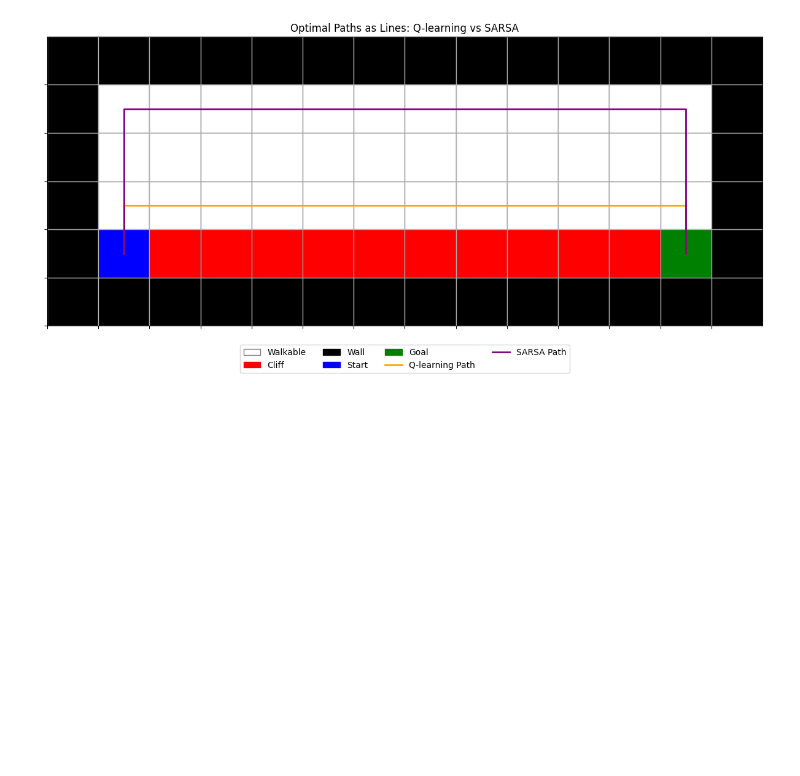
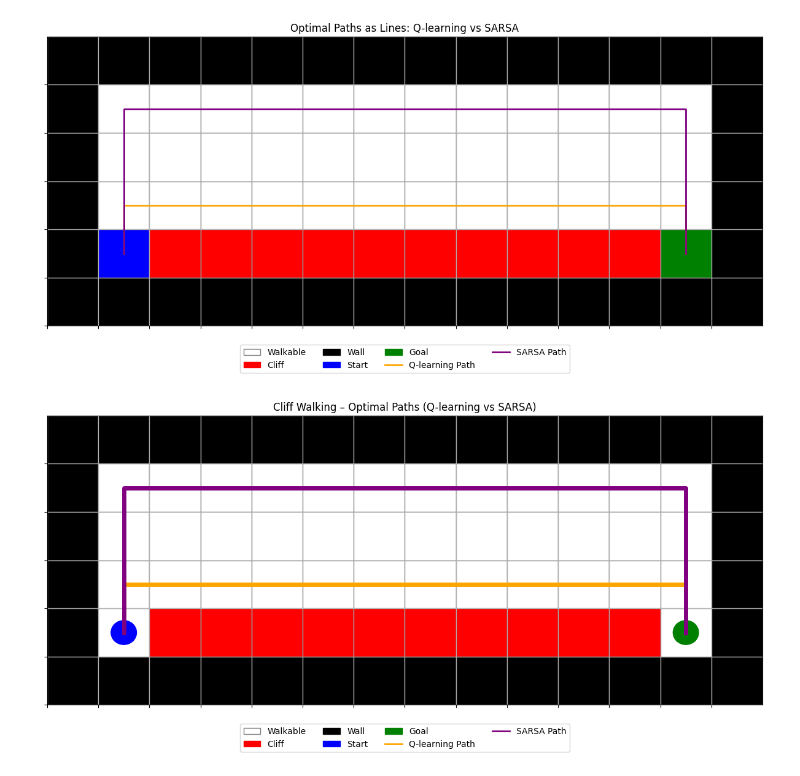
Before and after one commit to llorenscapotorres/Reinforcement-Learning, a Jupyter notebook: Temporal_Difference/cliff_walking.ipynb, the cells around one changed output. Saved outputs shown, nothing was run; the diff lists cells and outputs as text; code cells hidden in the pictures; blank space fills up the shorter version.

Commit message:
Fixing the plot

```diff
--- a/Temporal_Difference/cliff_walking.ipynb
+++ b/Temporal_Difference/cliff_walking.ipynb
@@ -258,3 +258,65 @@ plt.tight_layout()
 plt.show()
 # %% [output]
 [figure]
+# %%
+# Redibujo más limpio: caminos con líneas y estados especiales más pequeños
+
+fig, ax = plt.subplots(figsize=(12, 6))
+
+# Redibujar el grid base
+for i in range(gridworld.shape[0]):
+    for j in range(gridworld.shape[1]):
+        cell = gridworld[i, j]
+        if cell not in [3, 4]:  # omitimos start y goal para pintarlos más pequeños después
+            ax.add_patch(plt.Rectangle((j, gridworld.shape[0] - 1 - i), 1, 1, color=cmap[cell], ec='gray'))
+
+# Función auxiliar para convertir coordenadas de celda a centro
+def cell_center(state):
+    i, j = state
+    return j + 0.5, gridworld.shape[0] - 1 - i + 0.5
+
+# Dibujar caminos
+q_learning_path_coords = [cell_center(s) for s in states_optimal_path_q_learning]
+sarsa_path_coords = [cell_center(s) for s in states_optimal_path_sarsa]
+q_x, q_y = zip(*q_learning_path_coords)
+s_x, s_y = zip(*sarsa_path_coords)
+
+ax.plot(q_x, q_y, color='orange', linewidth=5, label='Q-learning Path')
+ax.plot(s_x, s_y, color='purple', linewidth=5, label='SARSA Path')
+
+# Dibujar start y goal con marcadores más pequeños
+for i in range(gridworld.shape[0]):
+    for j in range(gridworld.shape[1]):
+        if gridworld[i, j] == 3:
+            x, y = cell_center((i, j))
+            ax.add_patch(plt.Circle((x, y), 0.25, color='blue', label='Start'))
+        elif gridworld[i, j] == 4:
+            x, y = cell_center((i, j))
+            ax.add_patch(plt.Circle((x, y), 0.25, color='green', label='Goal'))
+
+# Leyenda y detalles
+legend_elements = [
+    plt.Rectangle((0, 0), 1, 1, color="white", ec='gray', label="Walkable"),
+    plt.Rectangle((0, 0), 1, 1, color="red", label="Cliff"),
+    plt.Rectangle((0, 0), 1, 1, color="black", label="Wall"),
+    plt.Circle((0, 0), 0.25, color="blue", label="Start"),
+    plt.Circle((0, 0), 0.25, color="green", label="Goal"),
+    plt.Line2D([0], [0], color="orange", linewidth=2, label="Q-learning Path"),
+    plt.Line2D([0], [0], color="purple", linewidth=2, label="SARSA Path"),
+]
+ax.legend(handles=legend_elements, loc='upper center', bbox_to_anchor=(0.5, -0.05), ncol=4)
+
+# Estética del grid
+ax.set_xticks(np.arange(gridworld.shape[1]))
+ax.set_yticks(np.arange(gridworld.shape[0]))
+ax.set_xticklabels([])
+ax.set_yticklabels([])
+ax.grid(True)
+ax.set_xlim(0, gridworld.shape[1])
+ax.set_ylim(0, gridworld.shape[0])
+ax.set_title("Cliff Walking – Optimal Paths (Q-learning vs SARSA)")
+
+plt.tight_layout()
+plt.show()
+# %% [output]
+[figure, added]
```
